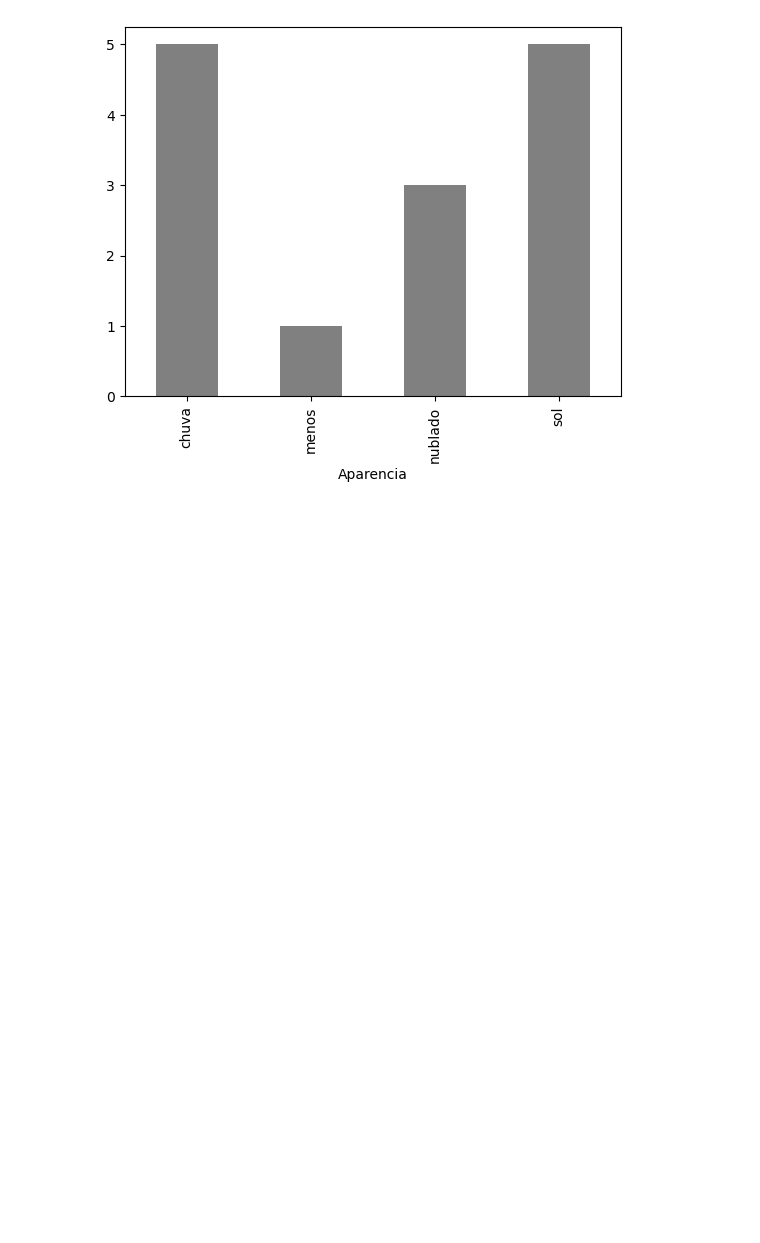
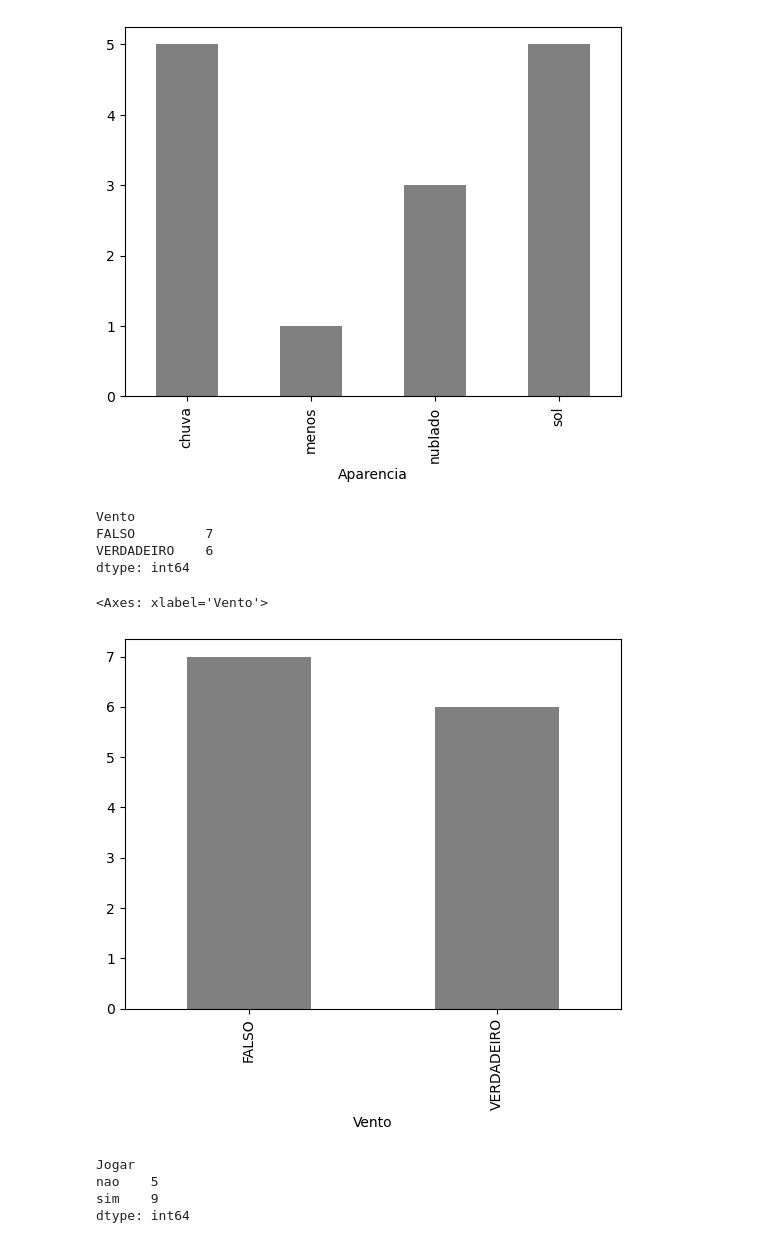
Before and after one commit to RodrigoD4v/Limpeza-Tratamento-Dados, a Jupyter notebook: notebooks/limpeza_tratamento.ipynb, the cells around one changed output. Saved outputs shown, nothing was run; the diff lists cells and outputs as text; code cells hidden in the pictures; blank space fills up the shorter version.

```diff
--- a/notebooks/limpeza_tratamento.ipynb
+++ b/notebooks/limpeza_tratamento.ipynb
@@ -46,3 +46,28 @@ group.plot.bar(color = 'gray')
 # %% [output]
 <Axes: xlabel='Aparencia'>
 [figure]
+# %%
+# Vento
+
+group = dataset.groupby(['Vento']).size()
+group
+# %% [output]
+Vento
+FALSO         7
+VERDADEIRO    6
+dtype: int64
+# %%
+group.plot.bar(color='gray')
+# %% [output]
+<Axes: xlabel='Vento'>
+[figure, added]
+# %%
+# Jogar
+
+group = dataset.groupby(['Jogar']).size()
+group
+# %% [output]
+Jogar
+nao    5
+sim    9
+dtype: int64
```
Also changed, not shown: parts of 2 cells of this notebook.
